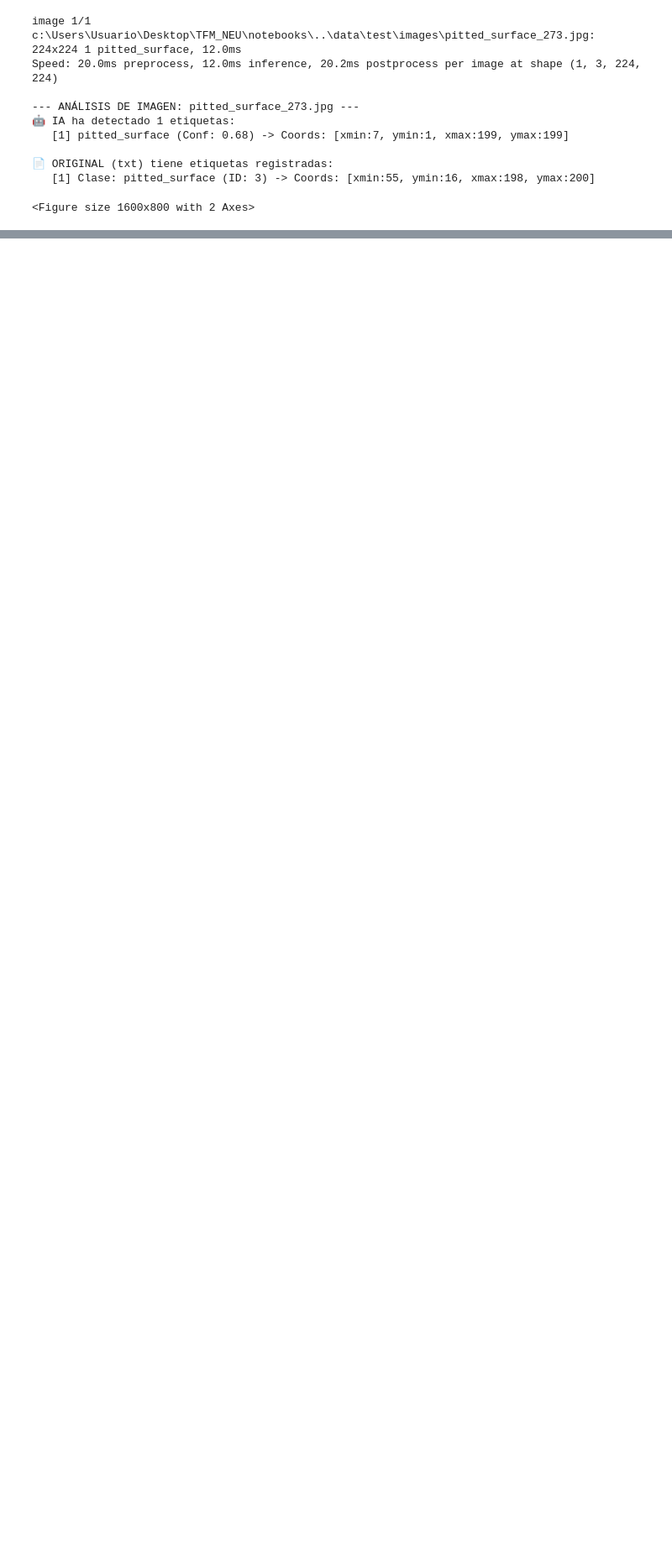
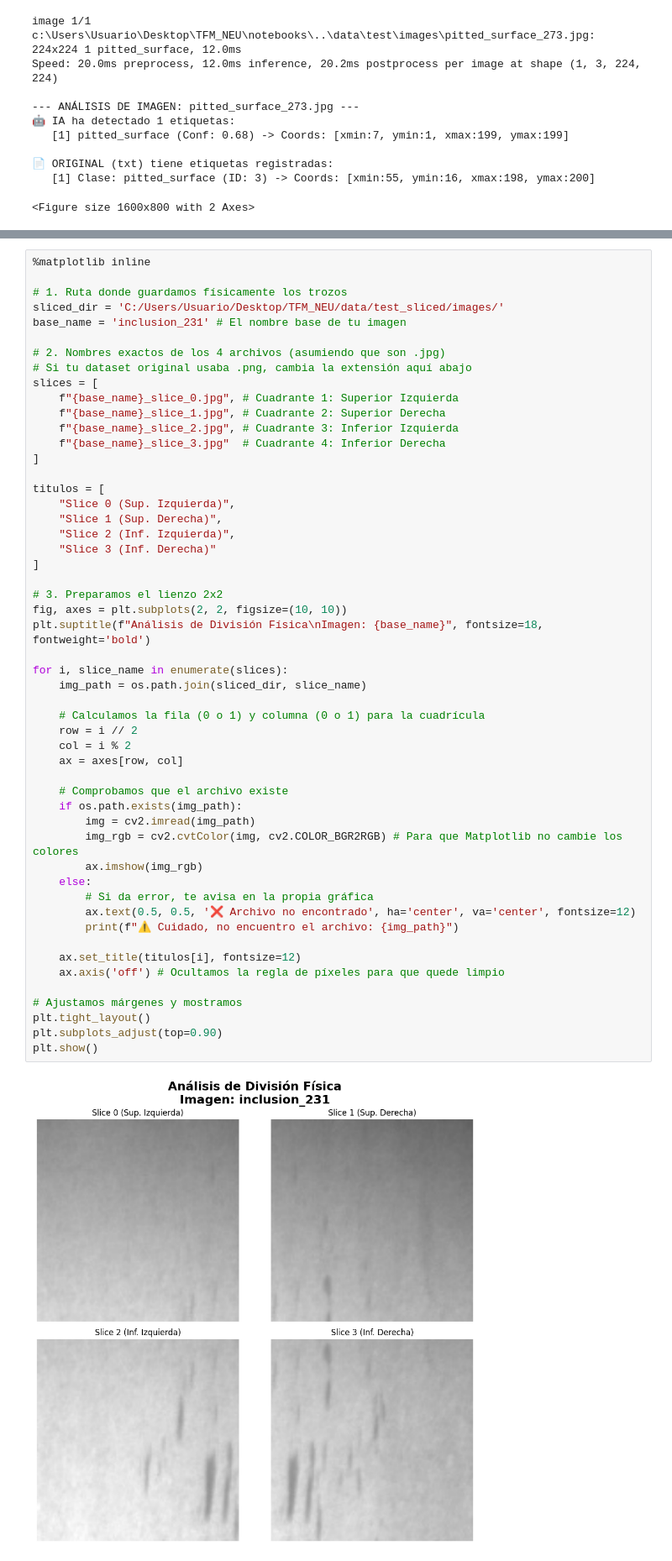
Before and after one commit to Inak-Mendoza/TFM_NEU, a Jupyter notebook: notebooks/01_EDA_NEU.ipynb, the cells around one changed output, grey strips where cells are left out. Shown at 84% size. Drawn from its saved outputs; the diff is of its cells as text; blank space fills up the shorter version.

```diff
--- a/notebooks/01_EDA_NEU.ipynb
+++ b/notebooks/01_EDA_NEU.ipynb
@@ -513,0 +647,54 @@ mAP50 en Test: 0.7079
+# %%
+%matplotlib inline
+
+# 1. Ruta donde guardamos físicamente los trozos
+sliced_dir = 'C:/Users/Usuario/Desktop/TFM_NEU/data/test_sliced/images/'
+base_name = 'inclusion_231' # El nombre base de tu imagen
+
+# 2. Nombres exactos de los 4 archivos (asumiendo que son .jpg)
+# Si tu dataset original usaba .png, cambia la extensión aquí abajo
+slices = [
+    f"{base_name}_slice_0.jpg", # Cuadrante 1: Superior Izquierda
+    f"{base_name}_slice_1.jpg", # Cuadrante 2: Superior Derecha
+    f"{base_name}_slice_2.jpg", # Cuadrante 3: Inferior Izquierda
+    f"{base_name}_slice_3.jpg"  # Cuadrante 4: Inferior Derecha
+]
+
+titulos = [
+    "Slice 0 (Sup. Izquierda)",
+    "Slice 1 (Sup. Derecha)",
+    "Slice 2 (Inf. Izquierda)",
+    "Slice 3 (Inf. Derecha)"
+]
+
+# 3. Preparamos el lienzo 2x2
+fig, axes = plt.subplots(2, 2, figsize=(10, 10))
+plt.suptitle(f"Análisis de División Física\nImagen: {base_name}", fontsize=18, fontweight='bold')
+
+for i, slice_name in enumerate(slices):
+    img_path = os.path.join(sliced_dir, slice_name)
+
+    # Calculamos la fila (0 o 1) y columna (0 o 1) para la cuadrícula
+    row = i // 2
+    col = i % 2
+    ax = axes[row, col]
+
+    # Comprobamos que el archivo existe
+    if os.path.exists(img_path):
+        img = cv2.imread(img_path)
+        img_rgb = cv2.cvtColor(img, cv2.COLOR_BGR2RGB) # Para que Matplotlib no cambie los colores
+        ax.imshow(img_rgb)
+    else:
+        # Si da error, te avisa en la propia gráfica
+        ax.text(0.5, 0.5, '❌ Archivo no encontrado', ha='center', va='center', fontsize=12)
+        print(f"⚠️ Cuidado, no encuentro el archivo: {img_path}")
+
+    ax.set_title(titulos[i], fontsize=12)
+    ax.axis('off') # Ocultamos la regla de píxeles para que quede limpio
+
+# Ajustamos márgenes y mostramos
+plt.tight_layout()
+plt.subplots_adjust(top=0.90)
+plt.show()
+# %% [output]
+[figure, added]
```
Also changed, not shown: parts of 7 cells of this notebook.
